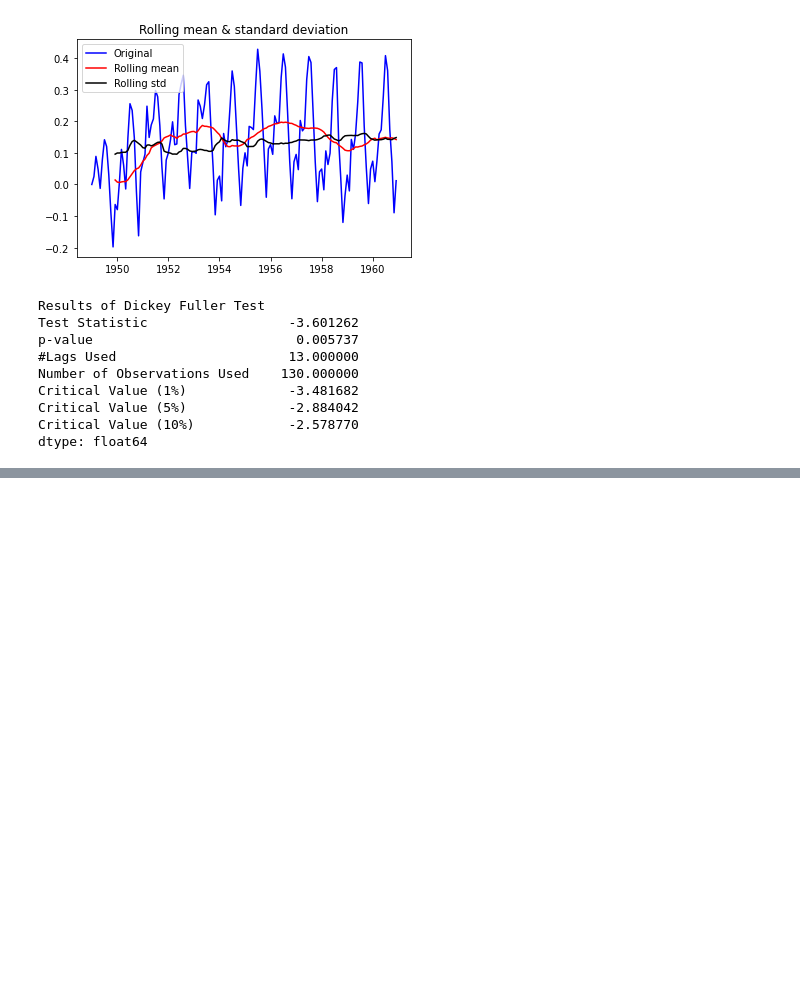
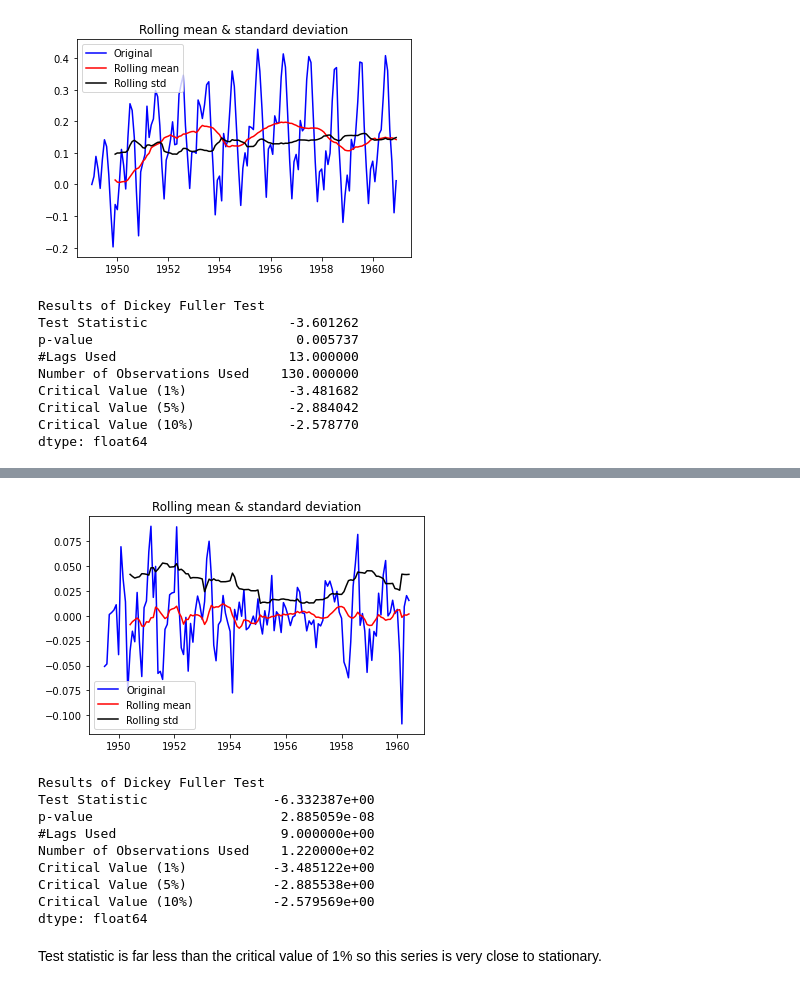
Before and after one commit to guillermofd/time-series, a Jupyter notebook: time series.ipynb, the cells around one changed output, grey strips where cells are left out. Cells and saved outputs as stored; diff of their text form; code cells hidden in the pictures; blank space fills up the shorter version.

```diff
--- a/time series.ipynb
+++ b/time series.ipynb
@@ -244,0 +300,19 @@ Now the test statistic is lower than the
+# %%
+#Let's check the stationarity once removed tredn and seasonality
+
+ts_log_decomposed = residual
+ts_log_decomposed.dropna(inplace=True)
+test_stationarity(ts_log_decomposed)
+# %% [output]
+[figure, added]
+Results of Dickey Fuller Test
+Test Statistic                -6.332387e+00
+p-value                        2.885059e-08
+#Lags Used                     9.000000e+00
+Number of Observations Used    1.220000e+02
+Critical Value (1%)           -3.485122e+00
+Critical Value (5%)           -2.885538e+00
+Critical Value (10%)          -2.579569e+00
+dtype: float64
+# %% [markdown]
+Test statistic is far less than the critical value of 1% so this series is very close to stationary.
```
Also changed, not shown: parts of 4 cells of this notebook.
